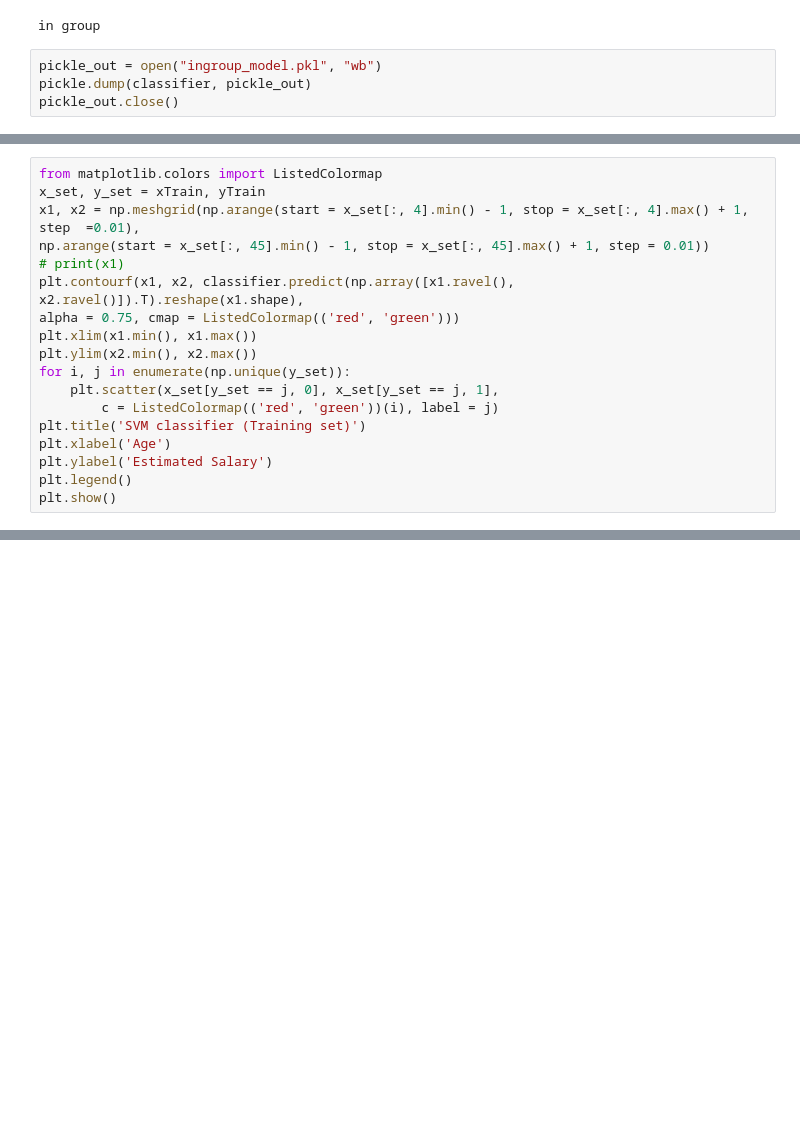
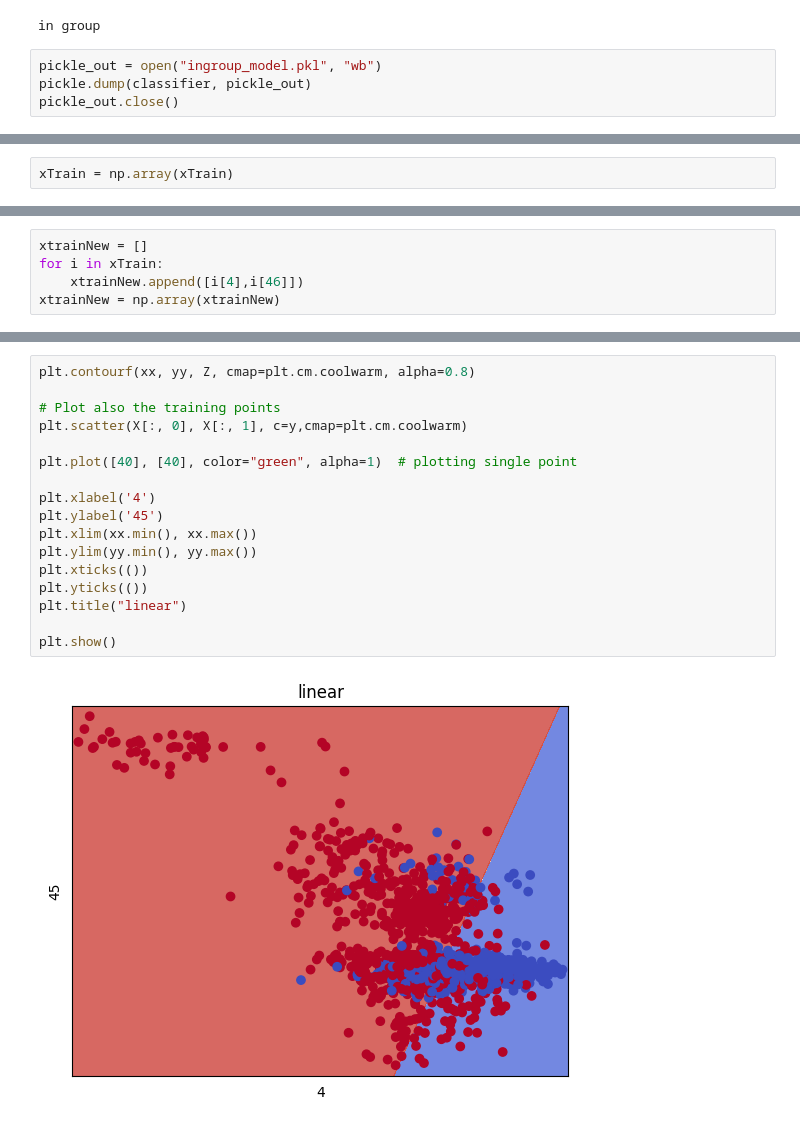
Before and after one commit to omaranwar21/Voice-Fingerprint-Recogintion, a Jupyter notebook: processing/ingroup.ipynb, the cells around one changed output, grey strips where cells are left out. Cells and saved outputs as stored; diff of their text form; blank space fills up the shorter version.

```diff
--- a/processing/ingroup.ipynb
+++ b/processing/ingroup.ipynb
@@ -195,18 +180,0 @@ xTrain
-# %%
-from matplotlib.colors import ListedColormap
-x_set, y_set = xTrain, yTrain
-x1, x2 = np.meshgrid(np.arange(start = x_set[:, 4].min() - 1, stop = x_set[:, 4].max() + 1, step  =0.01),
-np.arange(start = x_set[:, 45].min() - 1, stop = x_set[:, 45].max() + 1, step = 0.01))
-# print(x1)
-plt.contourf(x1, x2, classifier.predict(np.array([x1.ravel(), x2.ravel()]).T).reshape(x1.shape),
-alpha = 0.75, cmap = ListedColormap(('red', 'green')))
-plt.xlim(x1.min(), x1.max())
-plt.ylim(x2.min(), x2.max())
-for i, j in enumerate(np.unique(y_set)):
-    plt.scatter(x_set[y_set == j, 0], x_set[y_set == j, 1],
-        c = ListedColormap(('red', 'green'))(i), label = j)
-plt.title('SVM classifier (Training set)')
-plt.xlabel('Age')
-plt.ylabel('Estimated Salary')
-plt.legend()
-plt.show()
@@ -214,0 +181,2 @@ InvalidIndexError: (slice(None, None, None), 4)
+# %%
+xTrain = np.array(xTrain)
@@ -214,0 +199,5 @@ InvalidIndexError: (slice(None, None, None), 4)
+# %%
+xtrainNew = []
+for i in xTrain:
+    xtrainNew.append([i[4],i[46]])
+xtrainNew = np.array(xtrainNew)
@@ -214,0 +248,19 @@ InvalidIndexError: (slice(None, None, None), 4)
+# %%
+plt.contourf(xx, yy, Z, cmap=plt.cm.coolwarm, alpha=0.8)
+
+# Plot also the training points
+plt.scatter(X[:, 0], X[:, 1], c=y,cmap=plt.cm.coolwarm)
+
+plt.plot([40], [40], color="green", alpha=1)  # plotting single point
+
+plt.xlabel('4')
+plt.ylabel('45')
+plt.xlim(xx.min(), xx.max())
+plt.ylim(yy.min(), yy.max())
+plt.xticks(())
+plt.yticks(())
+plt.title("linear")
+
+plt.show()
+# %% [output]
+[figure, added]
```
Also changed, not shown: parts of 10 cells of this notebook, 1 other file.
